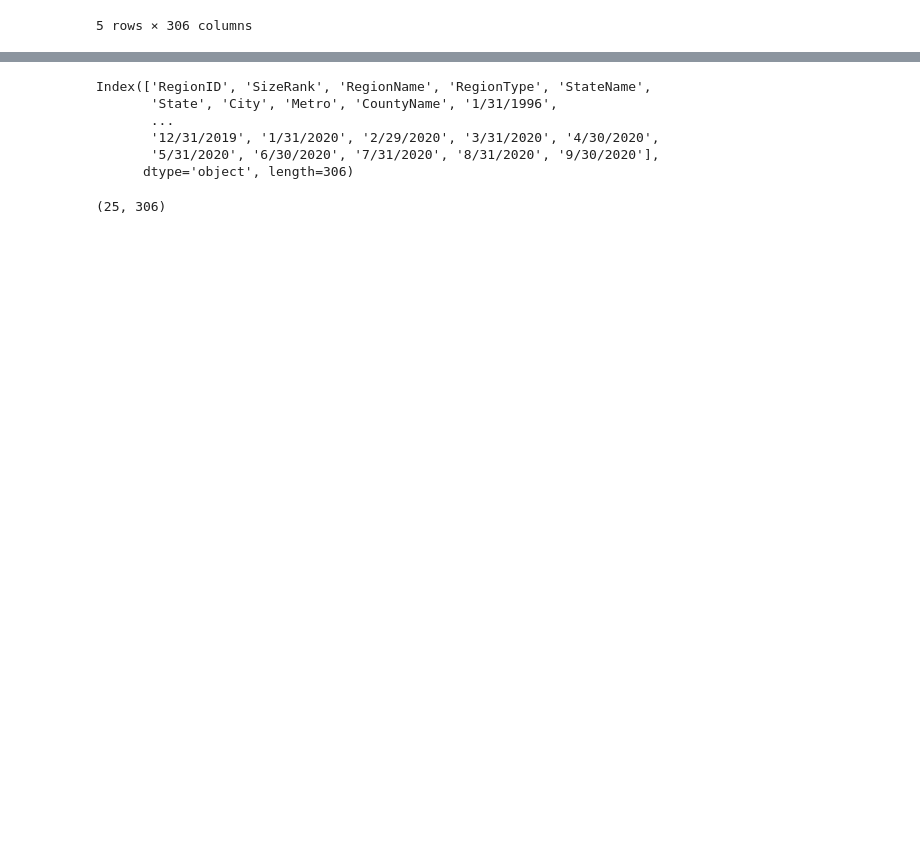
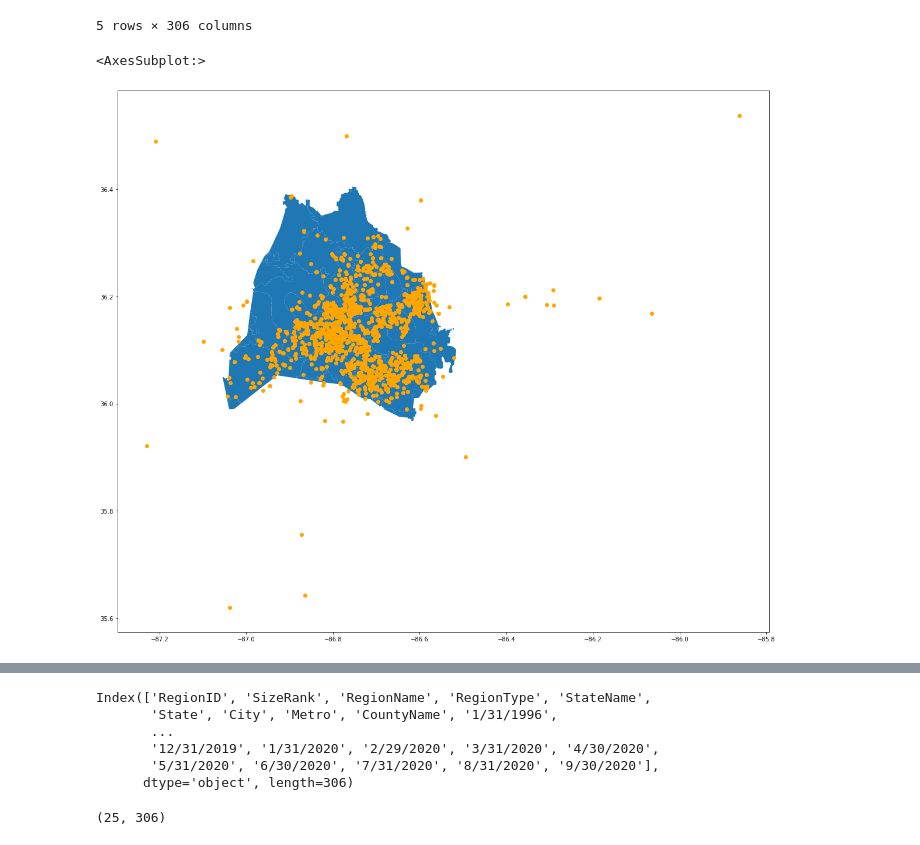
Before and after one commit to abcarlisle22/metro-nashville-emergency-communications-reese-s, a Jupyter notebook: Nashville Emergency Com Data Analysis.ipynb, the cells around one changed output, grey strips where cells are left out. Drawn from its saved outputs; the diff is of its cells as text; code cells hidden in the pictures; blank space fills up the shorter version.

```diff
--- a/Nashville Emergency Com Data Analysis.ipynb
+++ b/Nashville Emergency Com Data Analysis.ipynb
@@ -326,4 +345,13 @@ d1 = gdf1['geometry']
 d2 = gdf2['geometry']
 d3 = gdf3['geometry']
 d4 = gdf4['geometry']
+# %%
+d_all = pd.concat([d1,d2])
+# %%
+fig,ax=plt.subplots(figsize=(20,20))
+ax=zipcodes.plot(ax=ax)
+d_all.plot(ax=ax,color='orange')
+# %% [output]
+<AxesSubplot:>
+[figure, added]
 # %%
```
Also changed, not shown: parts of 20 cells of this notebook, 3 other files.
